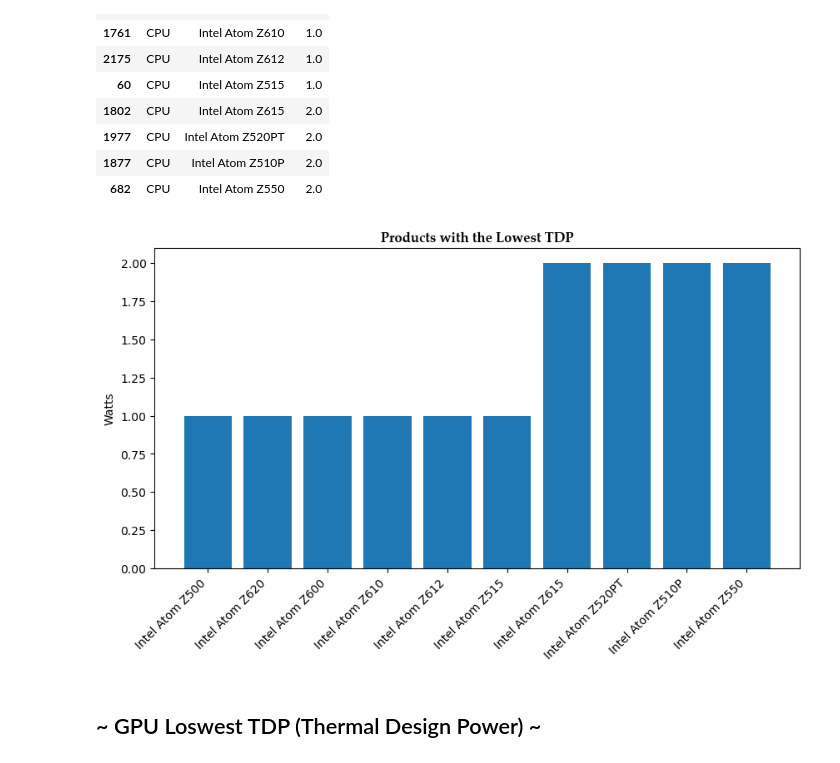
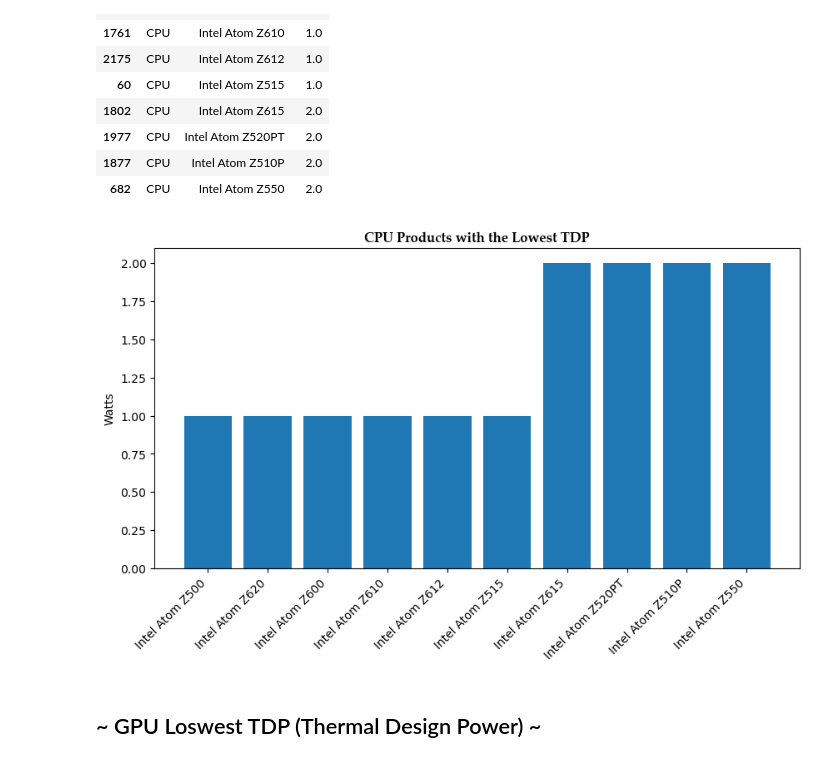
Before and after one commit to GlenjuneG/MATHEDA, a Jupyter notebook: WK8-Eda-Activity-2 - Exploratory-Data-Analysis/Exercise/Wk8-Exploratory-Data-Analysis.ipynb, the cells around one changed output. Drawn from its saved outputs; the diff is of its cells as text; code cells hidden in the pictures.

```diff
--- a/WK8-Eda-Activity-2 - Exploratory-Data-Analysis/Exercise/Wk8-Exploratory-Data-Analysis.ipynb
+++ b/WK8-Eda-Activity-2 - Exploratory-Data-Analysis/Exercise/Wk8-Exploratory-Data-Analysis.ipynb
@@ -308,15 +308,15 @@ df_cpu_tdp
 # %%
 plt.figure(figsize=(10,5))
 plt.bar(df_cpu_tdp['Product'],df_cpu_tdp['TDP'], color = '#1F77B4')
-plt.title('Products with the Lowest TDP',
+plt.title('CPU Products with the Lowest TDP',
           fontfamily = 'Palatino Linotype',
           fontsize=12,
           fontweight='bold')
 plt.ylabel('Watts')
 plt.xticks(rotation=45, ha='right')
 plt.show()
 # %% [output]
-[figure, old version]
+[figure, new version]
 # %% [markdown]
 ## ~ GPU Loswest TDP (Thermal Design Power) ~
 # %%
```
Also changed, not shown: parts of 2 cells of this notebook.
